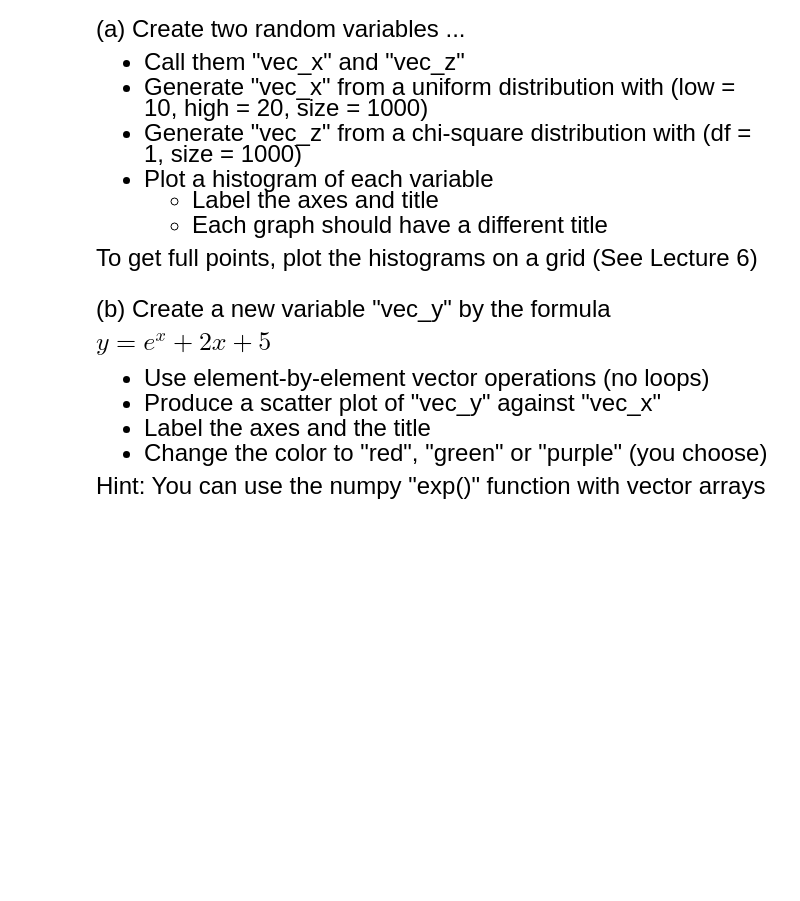
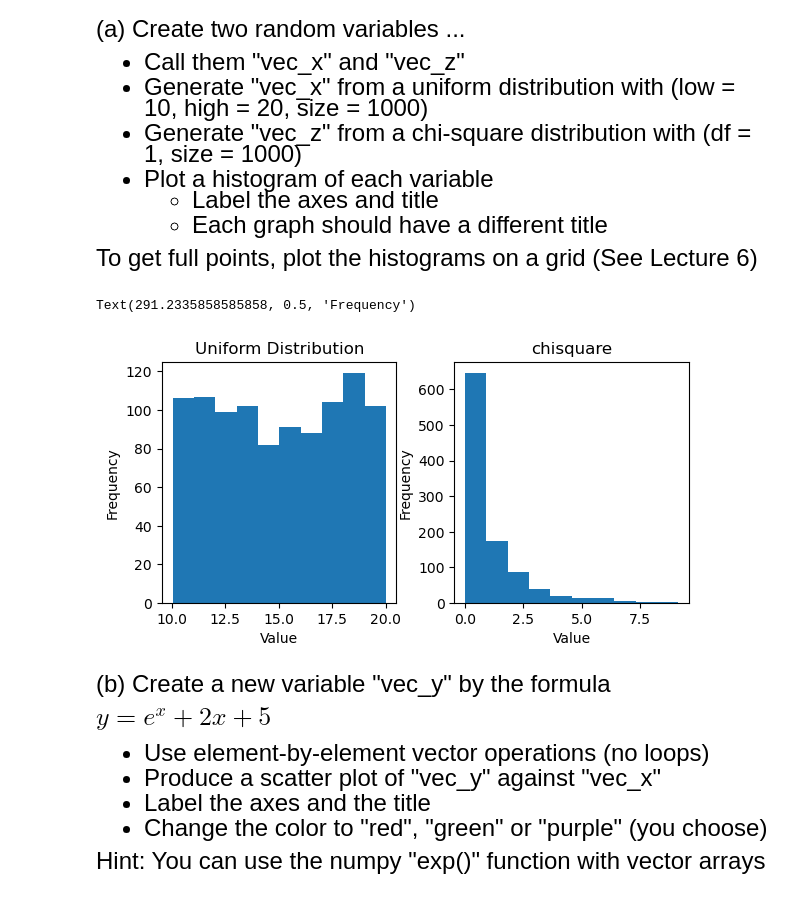
Before and after one commit to ZixuanChenLeo/qtm151_fall_2023, a Jupyter notebook: quizzes/quiz1/quiz_1.ipynb, the cells around one changed output. Saved outputs shown, nothing was run; the diff lists cells and outputs as text; code cells hidden in the pictures; blank space fills up the shorter version.

```diff
--- a/quizzes/quiz1/quiz_1.ipynb
+++ b/quizzes/quiz1/quiz_1.ipynb
@@ -51,3 +52,27 @@ To get full points, plot the histograms on a grid (See Lecture 6)
+# %%
+# Write your own code:
+vec_x = np.random.uniform(low = 10, high = 20, size = 1000)
+vec_z = np.random.chisquare(df=1, size = 1000)
+
+
+fig, list_subfig = plt.subplots(1, 2,figsize = (6,3))
+
+# The tight layout option ensures that the axes are not overlapping
+plt.tight_layout()
+# First Figure
+list_subfig[0].hist(x = vec_x)
+list_subfig[0].set_title("Uniform Distribution")
+list_subfig[0].set_xlabel("Value")
+list_subfig[0].set_ylabel("Frequency")
+
+# Second Figure
+list_subfig[1].hist(x = vec_z)
+list_subfig[1].set_title("chisquare")
+list_subfig[1].set_xlabel("Value")
+list_subfig[1].set_ylabel("Frequency")
+# %% [output]
+Text(291.2335858585858, 0.5, 'Frequency')
+[figure, added]
 # %% [markdown]
 <font size = "5">
 
```
Also changed, not shown: parts of 10 cells of this notebook.
